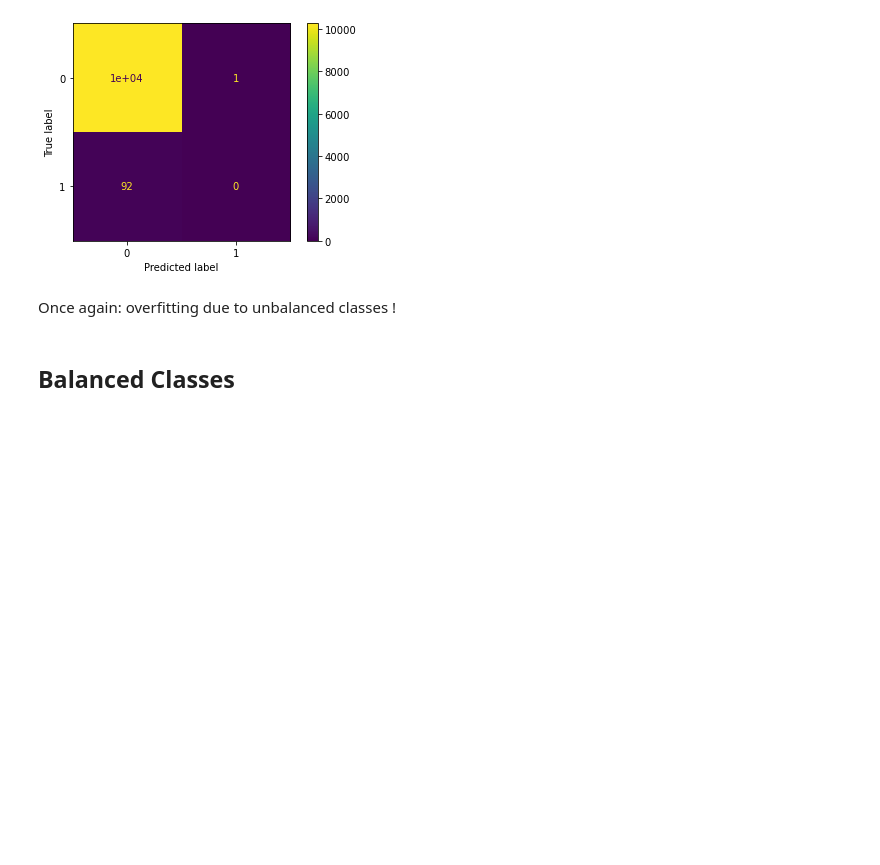
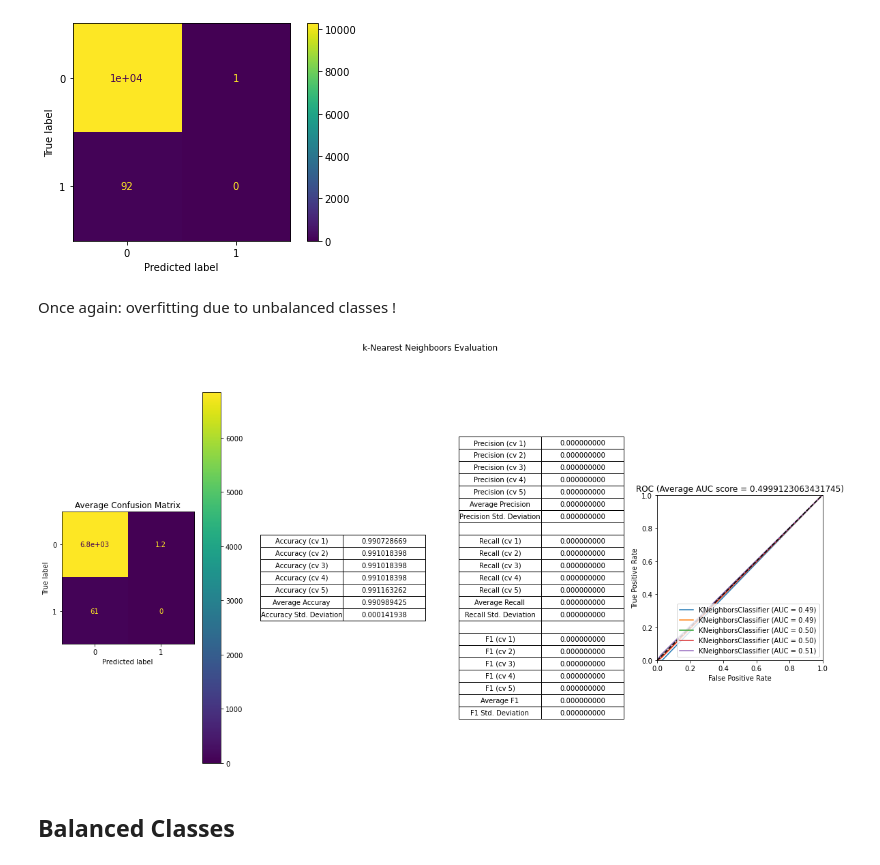
Before and after one commit to FABallemand/DefectPredictionOnProductionLines, a Jupyter notebook: k-nn.ipynb, the cells around one changed output. Saved outputs shown, nothing was run; the diff lists cells and outputs as text; code cells hidden in the pictures; blank space fills up the shorter version.

```diff
--- a/k-nn.ipynb
+++ b/k-nn.ipynb
@@ -39,6 +37,12 @@ plt.show()
 [figure]
 # %% [markdown]
 Once again: overfitting due to unbalanced classes !
+# %%
+train_input, train_output = utils.loadTrainingData(remove_id=True, remove_capuchon_insertion=True)
+clf = KNeighborsClassifier(n_neighbors=3)
+utils.modelEvaluation(clf, train_input, train_output, balance_classes=False, model_name="k-Nearest Neighboors", fig_name="knn")
+# %% [output]
+[figure, added]
 # %% [markdown]
 ## Balanced Classes
 # %% [markdown]
```
Also changed, not shown: parts of 1 cell of this notebook, 15 other files.
